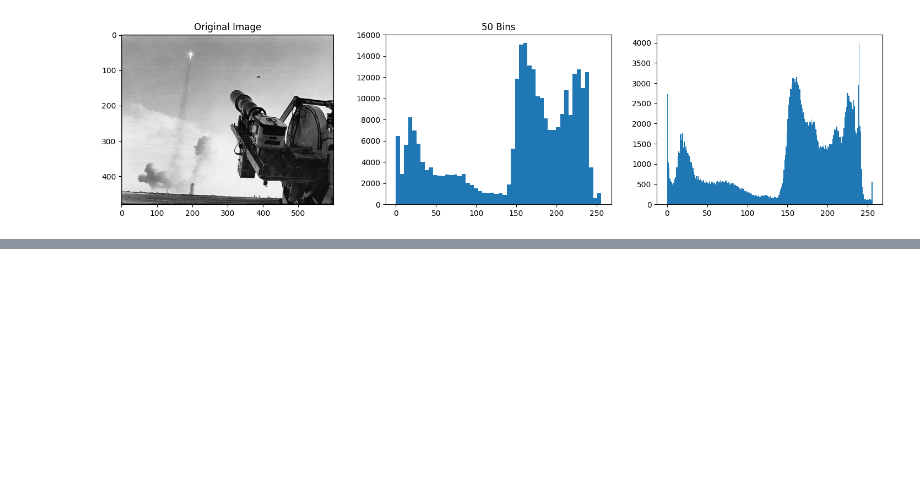
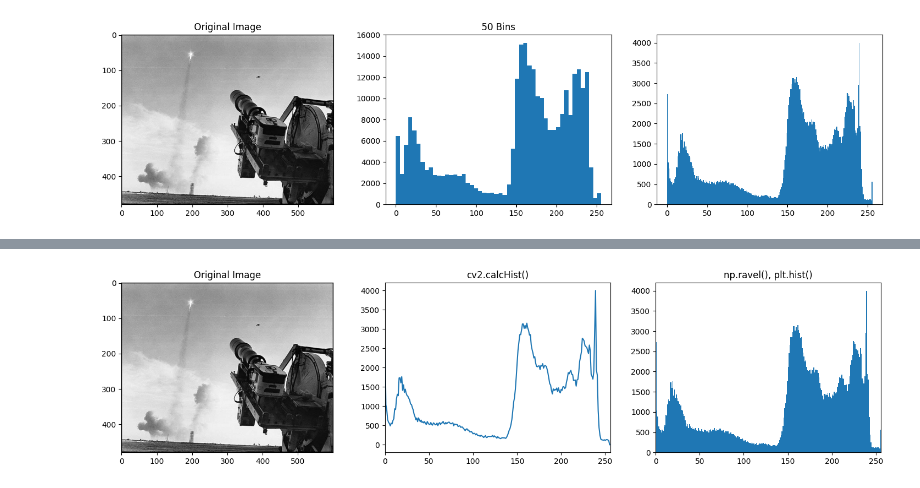
Before and after one commit to saulyaguana/Histograms-ColorSegmentation, a Jupyter notebook: histograms/histograms.ipynb, the cells around one changed output, grey strips where cells are left out. Drawn from its saved outputs; the diff is of its cells as text; code cells hidden in the pictures; blank space fills up the shorter version.

Commit message:
Histograms with opencv and matplotlib functions

```diff
--- a/histograms/histograms.ipynb
+++ b/histograms/histograms.ipynb
@@ -108,0 +117,17 @@ plt.subplot(133); plt.hist(img_flatten, 256, [0, 256]);
+# %%
+# Read the image.
+image = cv2.imread("./Apollo-8-Launch.jpg", cv2.IMREAD_GRAYSCALE)
+
+# Use calcHist() in OpenCV.
+hist = cv2.calcHist(images=[image], channels=[0], mask=None, histSize=[256], ranges=[0, 255])
+
+# Flatten the image data.
+img_flatten = img.ravel()
+
+# Display the image and histograms.
+plt.figure(figsize=(18, 4))
+plt.subplot(131); plt.imshow(image); plt.title("Original Image")
+plt.subplot(132); plt.plot(hist); plt.xlim([0, 256]); plt.title("cv2.calcHist()");
+plt.subplot(133); plt.hist(img_flatten, 256, [0, 256]); plt.xlim([0, 256]); plt.title("np.ravel(), plt.hist()");
+# %% [output]
+[figure, added]
```
Also changed, not shown: parts of 1 cell of this notebook.
